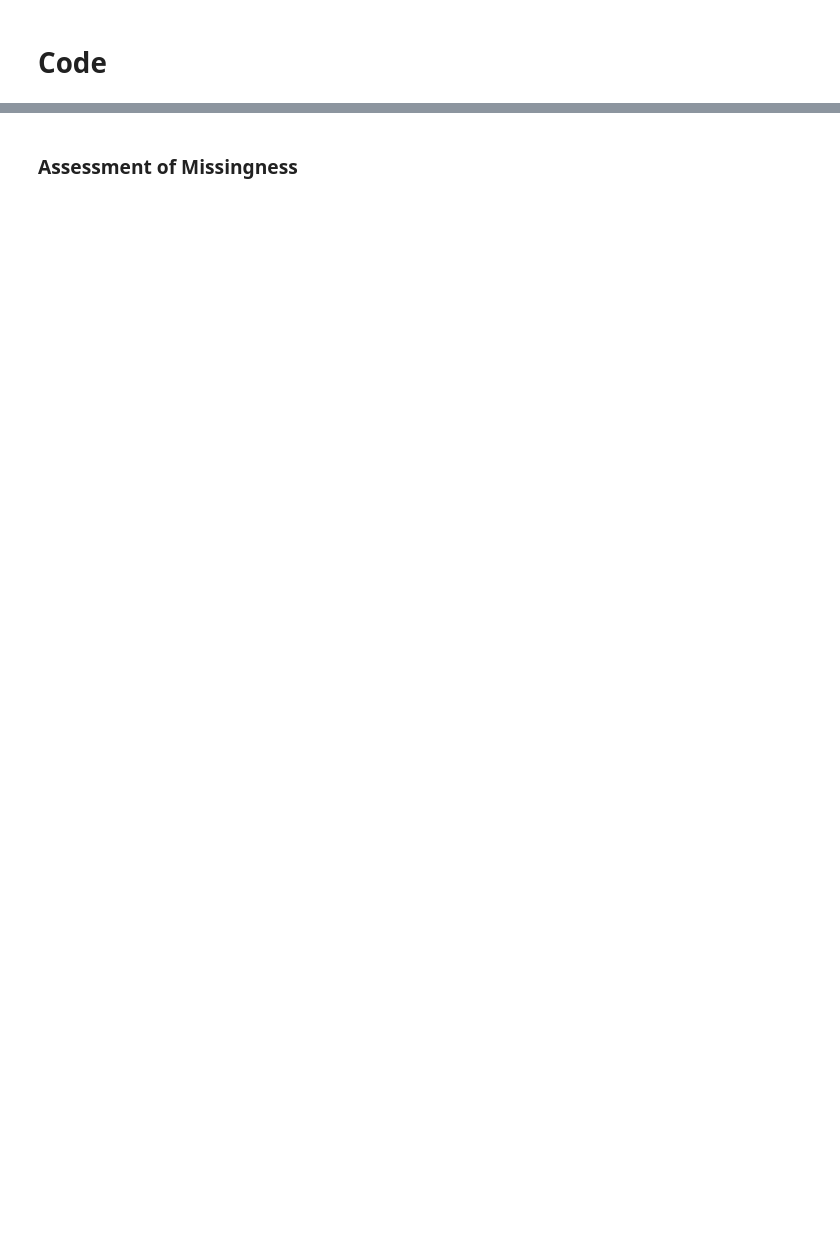
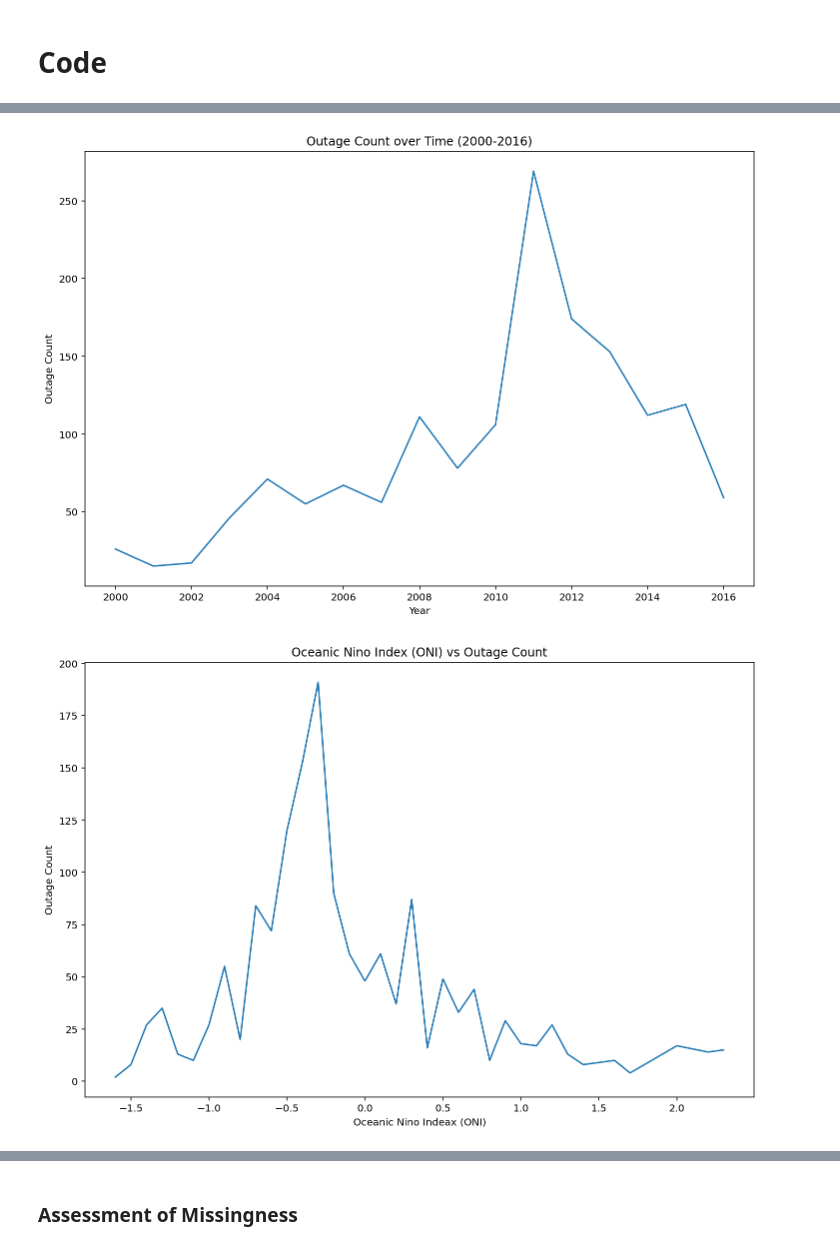
Before and after one commit to zaki1503/dsc80-2022-fa, a Jupyter notebook: projects/03-topic/assignment/outages.ipynb, the cells around one changed output, grey strips where cells are left out. Saved outputs shown, nothing was run; the diff lists cells and outputs as text; code cells hidden in the pictures; blank space fills up the shorter version.

```diff
--- a/projects/03-topic/assignment/outages.ipynb
+++ b/projects/03-topic/assignment/outages.ipynb
@@ -58,0 +179,48 @@ import seaborn as sns
+# %%
+outage_ct_yr = outage.groupby('YEAR').count()['POSTAL.CODE'].reset_index()
+outage_ct_yr.rename(
+            columns= {'YEAR':'Year','POSTAL.CODE':'Outage Count'},
+            inplace=True
+                    )
+
+outage_ct_oni = \
+    outage.groupby('ANOMALY.LEVEL').count()['POSTAL.CODE'].reset_index()
+outage_ct_oni.rename(
+            columns= {
+                'ANOMALY.LEVEL':'Oceanic Nino Indeax (ONI)',
+                'POSTAL.CODE':'Outage Count'},
+            inplace=True
+                    )
+
+outage_ct_month = \
+    outage.groupby('MONTH').count()['POSTAL.CODE'].reset_index()
+outage_ct_month.rename(
+            columns= {
+                'MONTH':'Month',
+                'POSTAL.CODE':'Outage Count'},
+            inplace=True
+                    )
+
+plt.figure(figsize=(12, 8))
+sb_line = sns.lineplot(
+    data=outage_ct_yr,
+    x= "Year",
+    y='Outage Count',
+    ).set(title = "Outage Count over Time (2000-2016)")
+
+plt.figure(figsize=(12, 8))
+sb_line = sns.lineplot(
+    data=outage_ct_oni,
+    x="Oceanic Nino Indeax (ONI)",
+    y='Outage Count',
+    ).set(title = "Oceanic Nino Index (ONI) vs Outage Count")
+
+plt.figure(figsize=(12, 8))
+sb_line = sns.lineplot(
+    data=outage_ct_month,
+    x="Month",
+    y='Outage Count',
+    ).set(title = "Month vs Outage Count")
+# %% [output]
+[figure, added]
+[figure, added]
```
Also changed, not shown: parts of 26 cells of this notebook, 2 other files.
